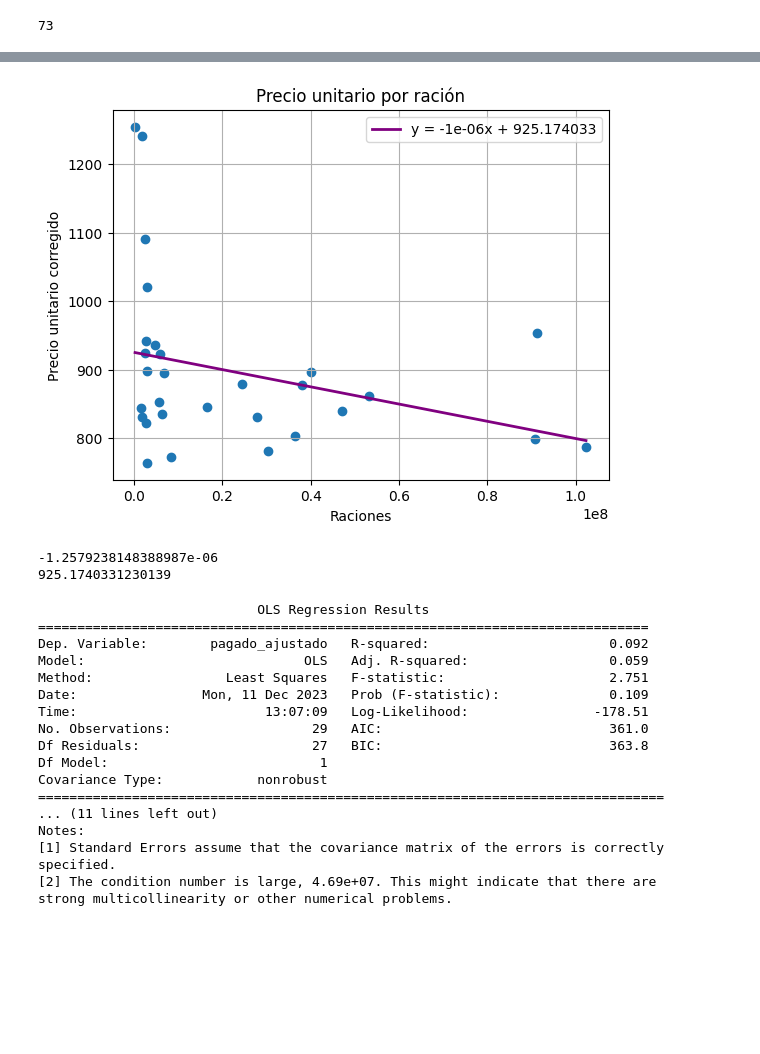
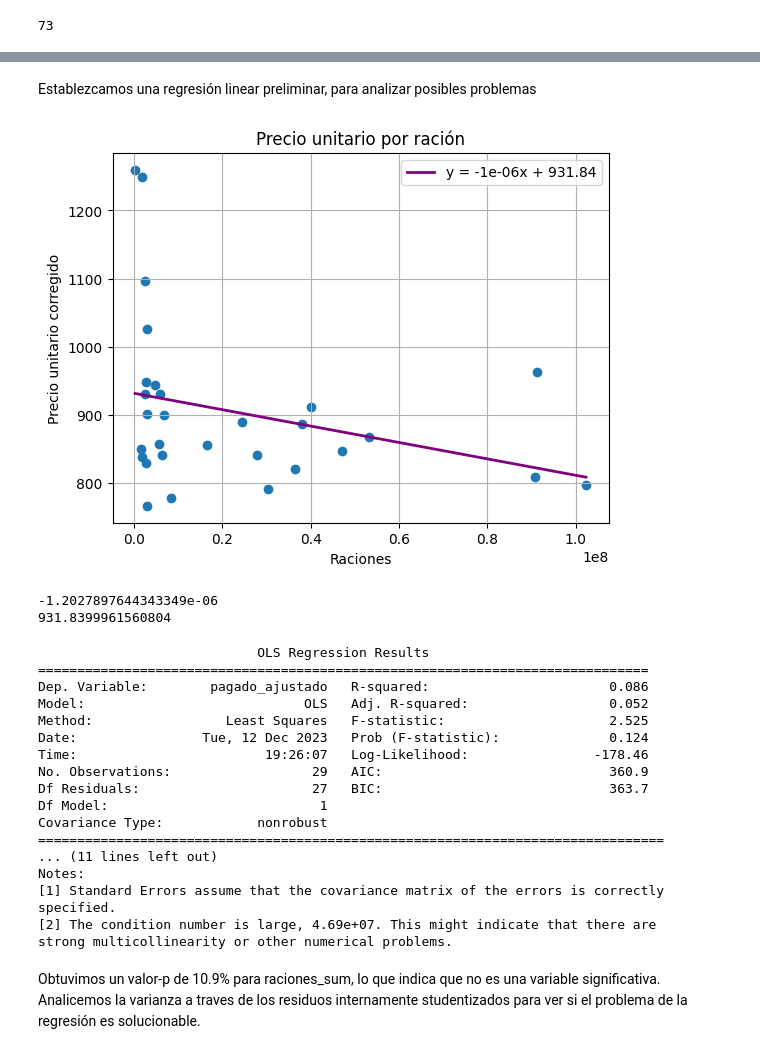
Before and after one commit to rbenatuilv/Junaeb-IMT-Capstone, a Jupyter notebook: costs_analysis_2019.ipynb, the cells around one changed output, grey strips where cells are left out. Cells and saved outputs as stored; diff of their text form; code cells hidden in the pictures; blank space fills up the shorter version.

Commit message:
statistics

```diff
--- a/costs_analysis_2019.ipynb
+++ b/costs_analysis_2019.ipynb
@@ -440,5 +438,6 @@ print(np.argmax(r2s))
 # %% [output]
 73
 # %%
-alpha = 1*10
-data_sum_x_ut['pagado_ajustado'] = (data_sum_x_ut['pagado_sum'] - alpha*data_sum_x_ut['value'] )/data_sum_x_ut['raciones_sum']
+alpha = 1
+data_sum_x_ut['pagado_ajustado'] = (data_sum_x_ut['pagado_sum'] - alpha * data_sum_x_ut['value'] )/data_sum_x_ut['raciones_sum']
+len(data_sum_x_ut)
@@ -449,67 +455,46 @@ len(data_sum_x_ut)
+# %% [markdown]
+Establezcamos una regresión linear preliminar, para analizar posibles problemas
 # %%
-# logx = False
-# logy = False
-
-
-
 model = LinearRegression()
 tot = data_sum_x_ut['raciones_sum'].values.reshape(-1, 1)
 PR = data_sum_x_ut['pagado_ajustado'].values.reshape(-1, 1)
 model.fit(X=tot, y=PR)
-
 m = model.coef_[0][0]
 b = model.intercept_[0]
 
-plt.scatter(data_sum_x_ut['raciones_sum'], data_sum_x_ut['pagado_ajustado'])
+x = np.linspace(min(tot), max(tot), 100)
+y = m * x + b
+plt.scatter(tot, PR)
+plt.plot(x, y, label=f'y = {round(m,6)}x + {round(b,3)}', color='Purple', linewidth=2.0)
 
-x = np.linspace(min(data_sum_x_ut['raciones_sum']) + 0.001, max(data_sum_x_ut['raciones_sum']), 100)
-y = m * x + b
-plt.plot(x, y, label=f'y = {round(m,6)}x + {round(b,6)}', color='Purple', linewidth=2.0)
-
-# Set labels for the axes
 plt.xlabel('Raciones')
 plt.ylabel('Precio unitario corregido')
-
-text = ''
-# if logx:
-#     plt.xscale('log')
-#     text += 'log/'
-# else:
-#     text += 'norm/'
-# if logy:
-#     text += 'log'
-# else:
-#     text += 'norm'
-
-
-# Set a title for the plot
 plt.grid(True)
 plt.legend()
 plt.title(f'Precio unitario por ración');
 # %% [output]
-[figure, old version]
+[figure, new version]
 # %%
 print(m)
 print(b)
 # %% [output]
--1.2579238148388987e-06
-925.1740331230139
+-1.2027897644343349e-06
+931.8399961560804
 # %%
-import statsmodels.formula.api as smf
-
+# Análisis estadistico para ver la calidad de la regresión
 df = pd.DataFrame({'raciones_sum': data_sum_x_ut['raciones_sum'], 'pagado_ajustado': data_sum_x_ut['pagado_ajustado']})
-model = smf.ols('pagado_ajustado ~ raciones_sum', data=df).fit()
-print(model.summary())
+modelo = smf.ols('pagado_ajustado ~ raciones_sum', data=df).fit()
+print(modelo.summary())
 # %% [output]
                             OLS Regression Results
 ==============================================================================
-Dep. Variable:        pagado_ajustado   R-squared:                       0.092
-Model:                            OLS   Adj. R-squared:                  0.059
-Method:                 Least Squares   F-statistic:                     2.751
-Date:                Mon, 11 Dec 2023   Prob (F-statistic):              0.109
-Time:                        13:07:09   Log-Likelihood:                -178.51
-No. Observations:                  29   AIC:                             361.0
-Df Residuals:                      27   BIC:                             363.8
+Dep. Variable:        pagado_ajustado   R-squared:                       0.086
+Model:                            OLS   Adj. R-squared:                  0.052
+Method:                 Least Squares   F-statistic:                     2.525
+Date:                Tue, 12 Dec 2023   Prob (F-statistic):              0.124
+Time:                        19:26:07   Log-Likelihood:                -178.46
+No. Observations:                  29   AIC:                             360.9
+Df Residuals:                      27   BIC:                             363.7
 Df Model:                           1
 Covariance Type:            nonrobust
 ================================================================================
@@ -526,0 +506,2 @@ data_sum_x_ut['pagado_ajustado2'] = (data_sum_x_ut['pagado_sum'] - data_sum_x_ut
+# %% [markdown]
+Obtuvimos un valor-p de 10.9% para raciones_sum, lo que indica que no es una variable significativa. Analicemos la varianza a traves de los residuos internamente studentizados para ver si el problema de la regresión es solucionable.
```
Also changed, not shown: parts of 23 cells of this notebook, 1 other file.
